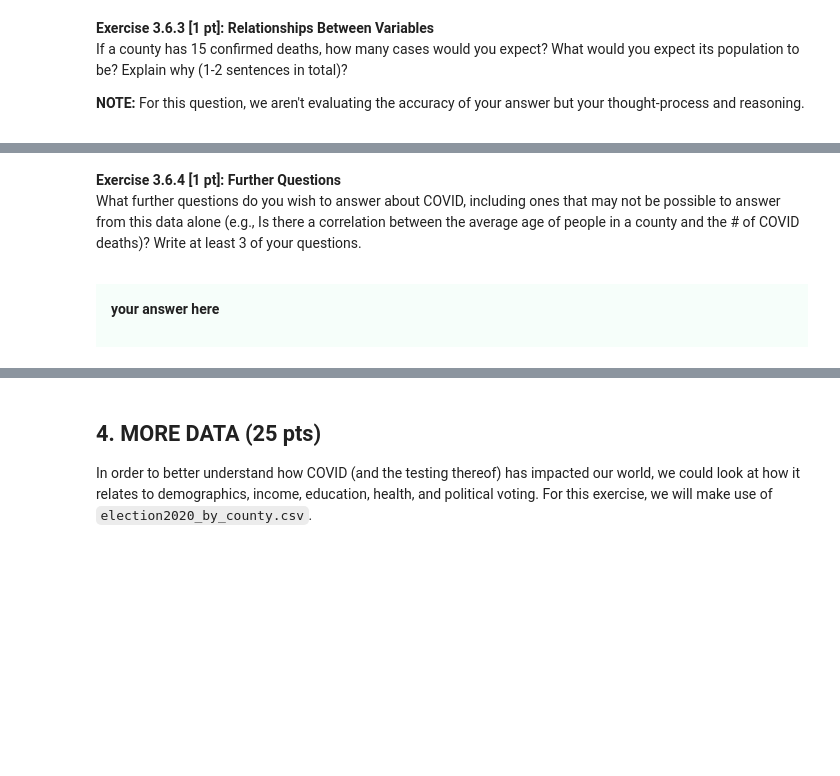
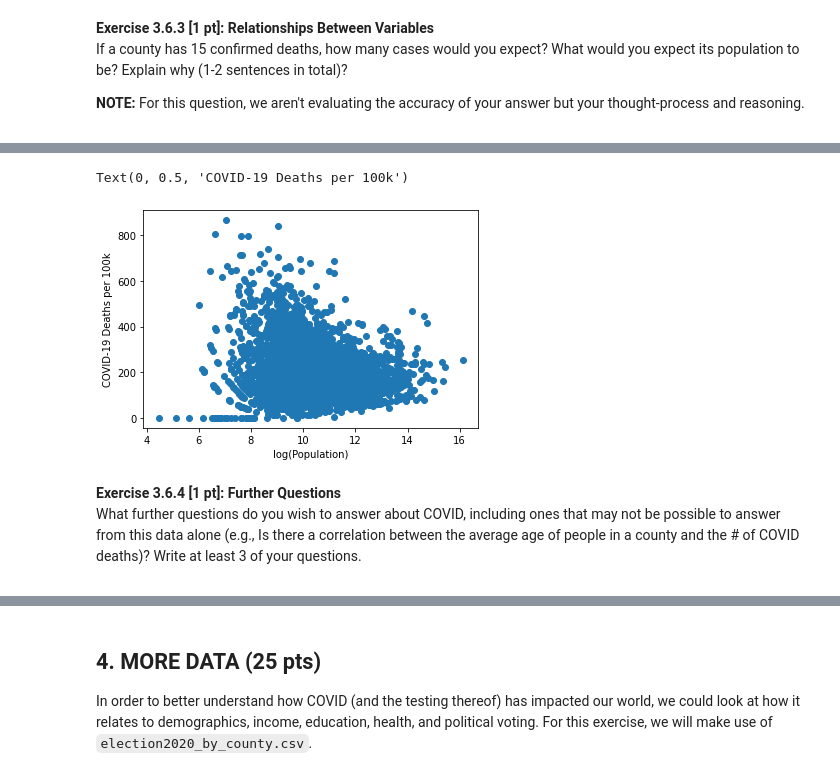
Before and after one commit to jagal-BW/Harvard_DS, a Jupyter notebook: cs109a_hw1_students.ipynb, the cells around one changed output, grey strips where cells are left out. Cells and saved outputs as stored; diff of their text form; code cells hidden in the pictures; blank space fills up the shorter version.

```diff
--- a/cs109a_hw1_students.ipynb
+++ b/cs109a_hw1_students.ipynb
@@ -511,10 +742,13 @@ If a county has 15 confirmed deaths, how many cases would you expect? What would
+# %%
+# there seems to be a slight decrease in covid deaths per 100k with an increase in the county population. This may possibly
+# be explained by proximity to larger and/or better hospital care in larger cities.
+plt.scatter(np.log(covid_updated['population']), covid_updated['# covid deaths per 100k'])
+plt.xlabel('log(Population)')
+plt.ylabel('COVID-19 Deaths per 100k')
+# %% [output]
+Text(0, 0.5, 'COVID-19 Deaths per 100k')
+[figure, added]
 # %% [markdown]
 <div class='exercise'><b>Exercise 3.6.4 [1 pt]: Further Questions</b>
 
 What further questions do you wish to answer about COVID, including ones that may not be possible to answer from this data alone (e.g., Is there a correlation between the average age of people in a county and the # of COVID deaths)? Write at least 3 of your questions.</div>
-# %% [markdown]
-<div style='background-color:#F6FEFA;padding:15px'>
-
-**your answer here**
-
-</div>
```
Also changed, not shown: parts of 69 cells of this notebook.
